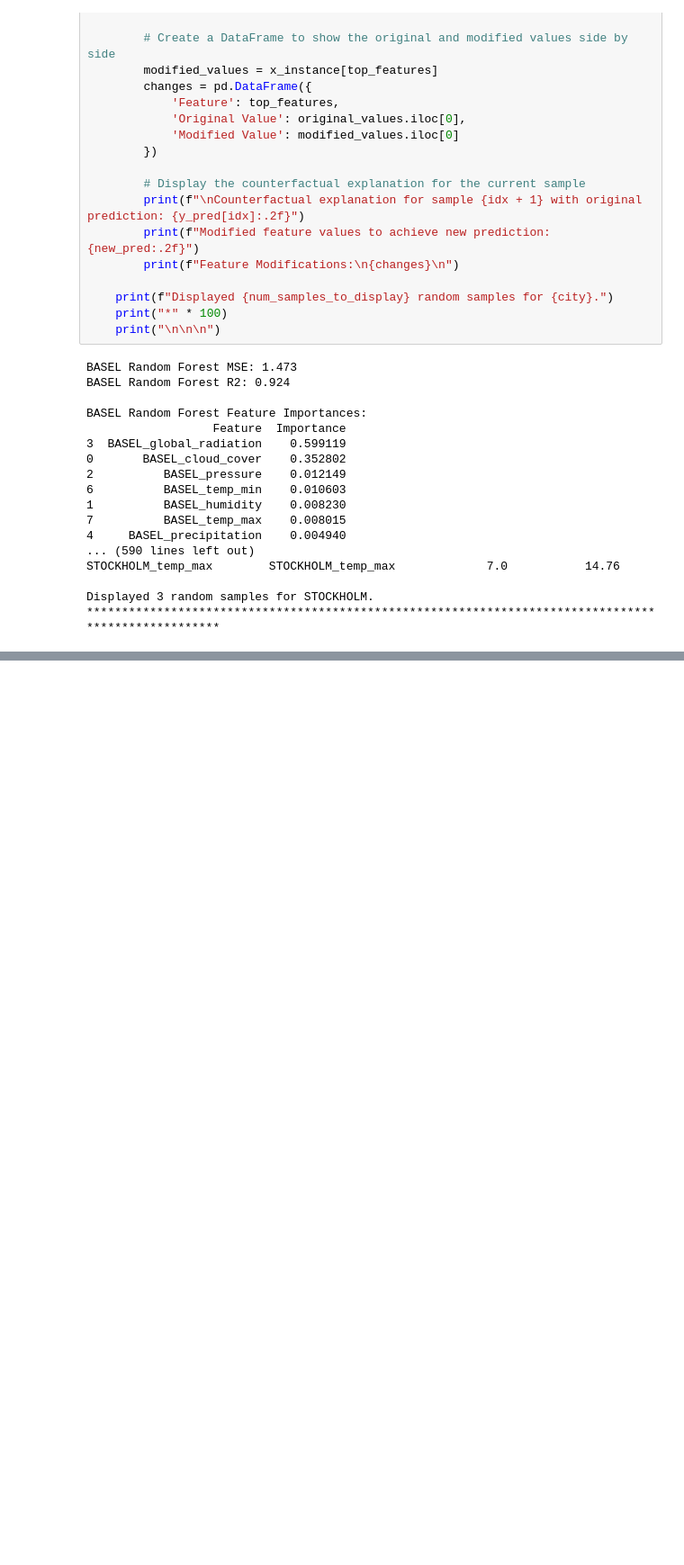
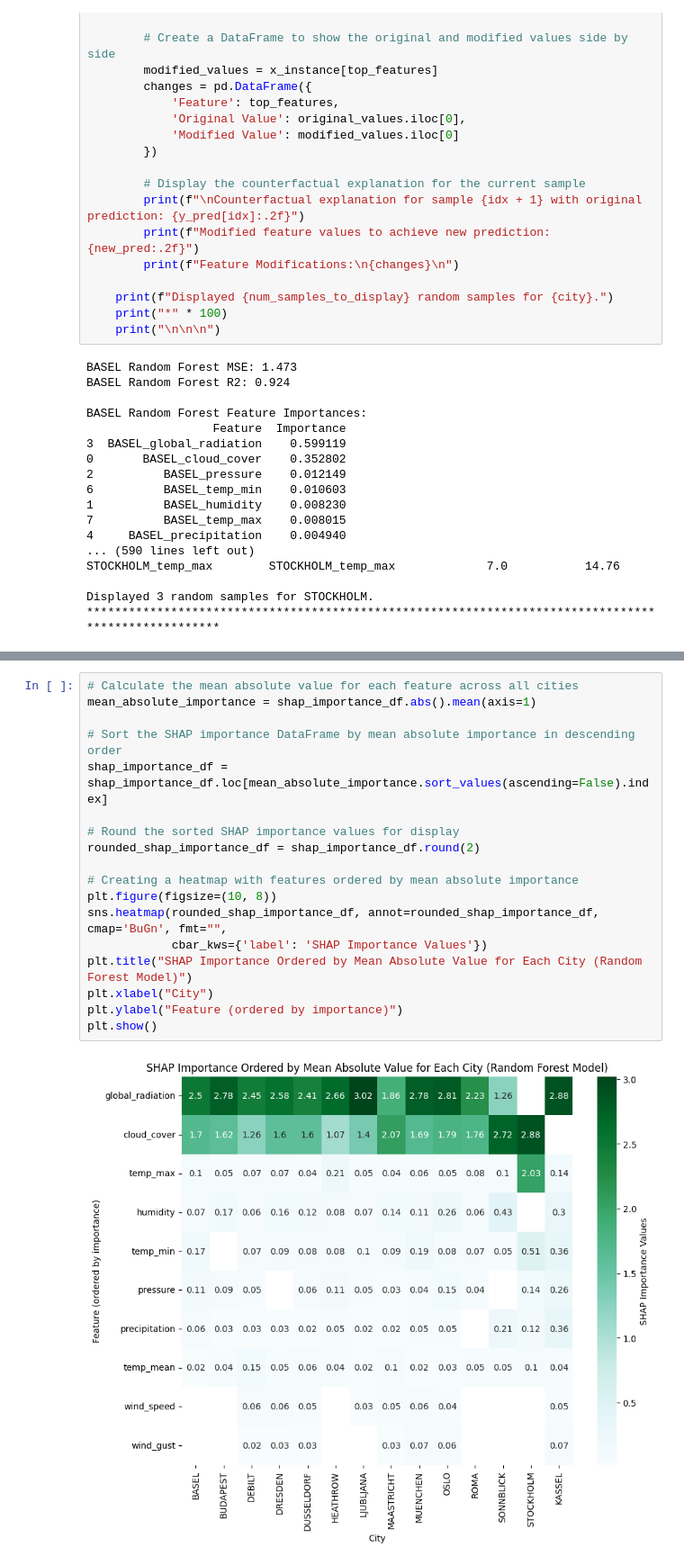
Before and after one commit to NaidaNozic/Explainable-AI, a Jupyter notebook: Random_Forest.ipynb, the cells around one changed output, grey strips where cells are left out. Shown at 90% size. Cells and saved outputs as stored; diff of their text form; blank space fills up the shorter version.

Commit message:
Added heatmaps for Random Forest

```diff
--- a/Random_Forest.ipynb
+++ b/Random_Forest.ipynb
@@ -634,0 +696,20 @@ Displayed 3 random samples for STOCKHOLM.
+# %%
+# Calculate the mean absolute value for each feature across all cities
+mean_absolute_importance = shap_importance_df.abs().mean(axis=1)
+
+# Sort the SHAP importance DataFrame by mean absolute importance in descending order
+shap_importance_df = shap_importance_df.loc[mean_absolute_importance.sort_values(ascending=False).index]
+
+# Round the sorted SHAP importance values for display
+rounded_shap_importance_df = shap_importance_df.round(2)
+
+# Creating a heatmap with features ordered by mean absolute importance
+plt.figure(figsize=(10, 8))
+sns.heatmap(rounded_shap_importance_df, annot=rounded_shap_importance_df, cmap='BuGn', fmt="",
+            cbar_kws={'label': 'SHAP Importance Values'})
+plt.title("SHAP Importance Ordered by Mean Absolute Value for Each City (Random Forest Model)")
+plt.xlabel("City")
+plt.ylabel("Feature (ordered by importance)")
+plt.show()
+# %% [output]
+[figure, added]
```
Also changed, not shown: parts of 4 cells of this notebook.
